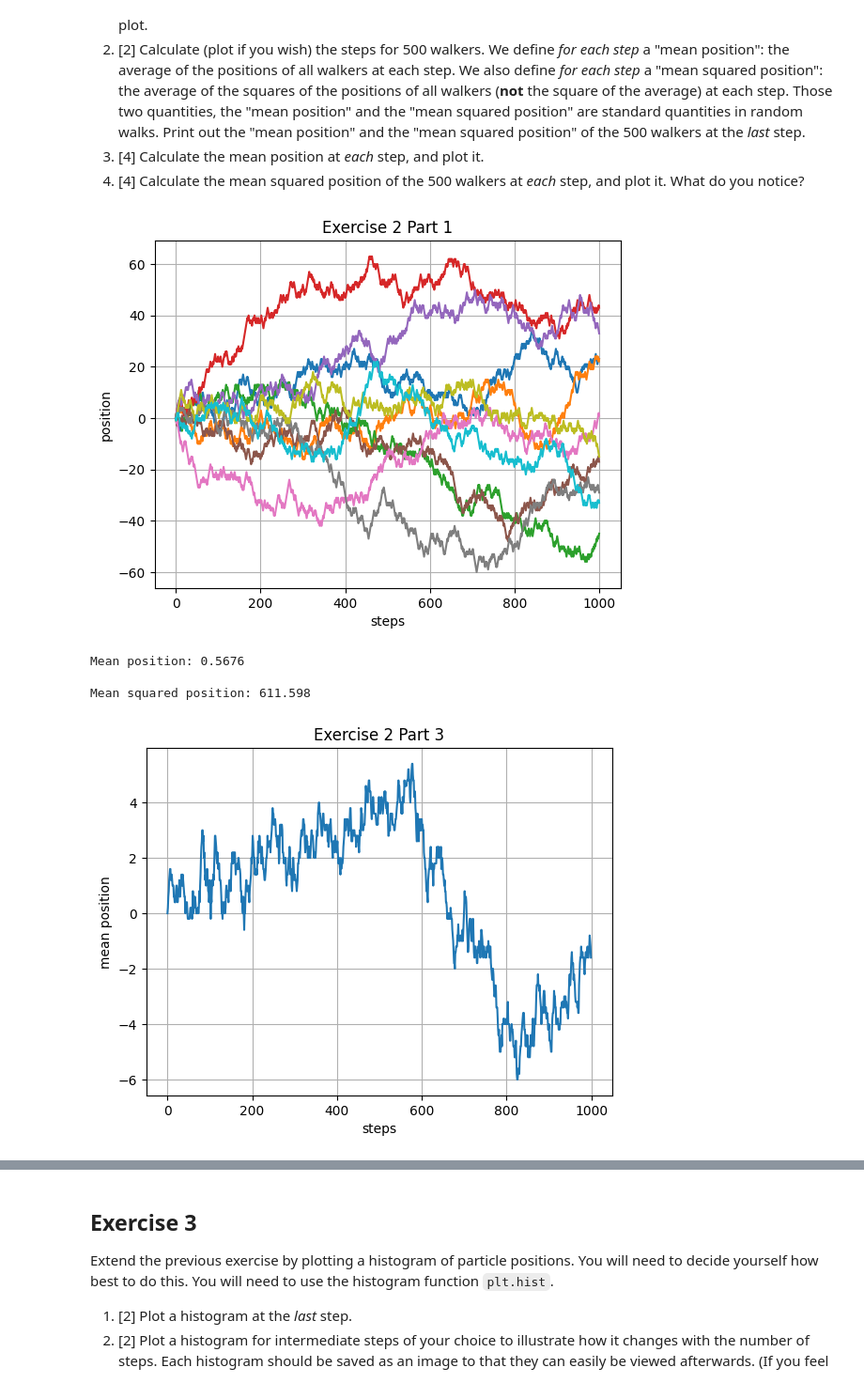
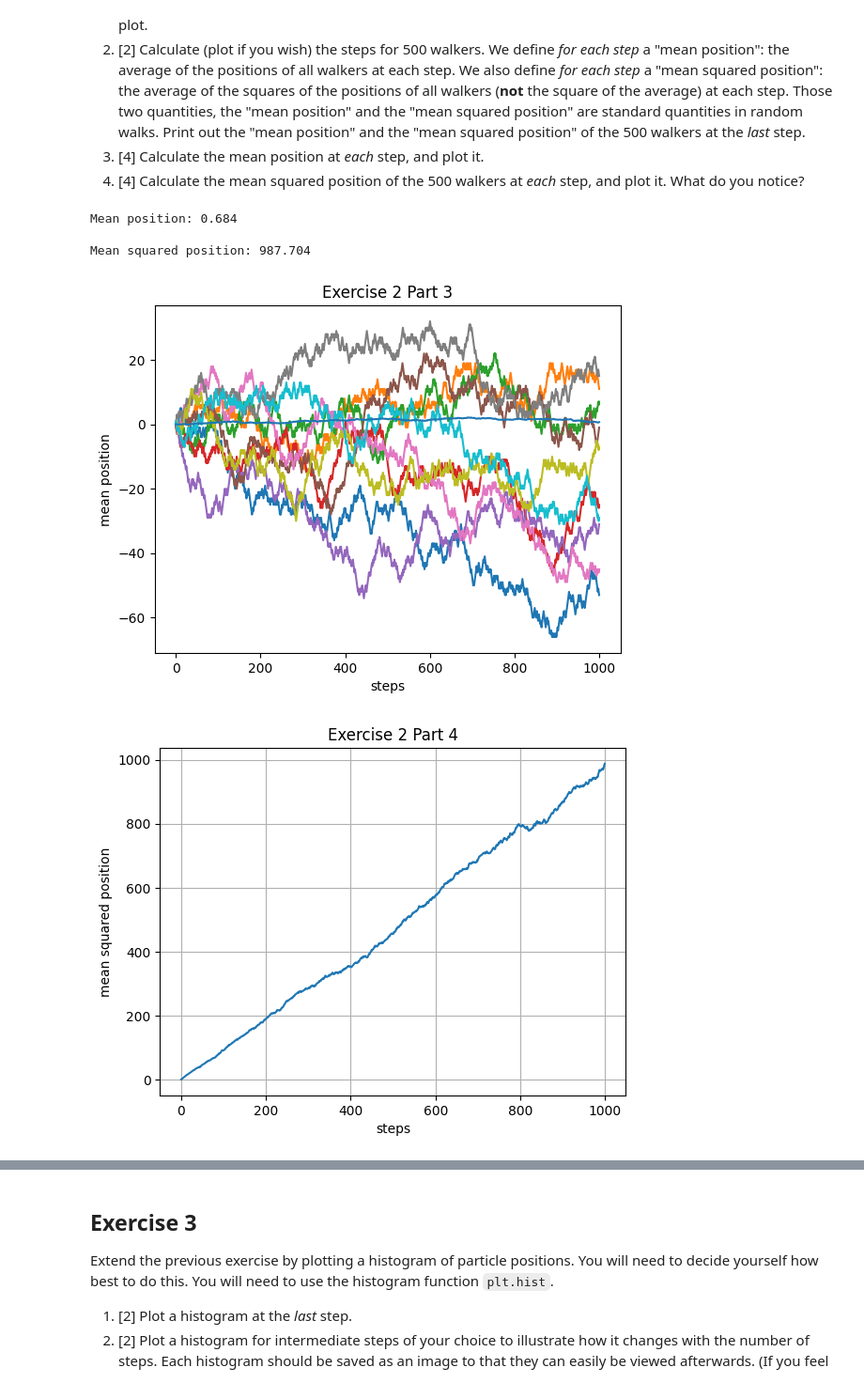
Before and after one commit to PX2145-2025/week-7-b-Billingham-Leila, a Jupyter notebook: Random_walk.ipynb, the cells around one changed output, grey strips where cells are left out. Shown at 94% size. Saved outputs shown, nothing was run; the diff lists cells and outputs as text; code cells hidden in the pictures.

```diff
--- a/Random_walk.ipynb
+++ b/Random_walk.ipynb
@@ -82,15 +82,24 @@ def random_walk(steps):
             x[i] = x[i-1] - 1 # steps left one unit
   return x
 
+
+# plotting the first part
 plt.plot(random_walk(1000))
 plt.xlabel('steps')
 plt.ylabel('position')
+plt.title('Exercise 1 Part 1')
 plt.grid()
 plt.show()
+
 #2
+
 print(" ")
 for i in range(100):
   plt.plot(random_walk(1000))
-
+  plt.xlabel('steps')
+  plt.ylabel('position')
+  plt.grid()
+  plt.title('Exercise 1 Part 2')
+# plotting the second part
 plt.show()
 # %% [output]
@@ -122,54 +131,58 @@ def random_walk(steps):
             x[i] = x[i-1] - 1 # steps left one unit
   return x
 
-N = 10
+N1 = 10
 steps = 1000
 
-particles = np.zeros((steps, N), int)
-for i in range(N):
+particles = np.zeros((steps, N1), int)
+for i in range(N1):
   particles[:,i] = random_walk(steps)
 
 plt.plot(particles)
 plt.xlabel('steps')
 plt.ylabel('position')
 plt.title('Exercise 2 Part 1')
 plt.grid()
-plt.show()
 
 # calculate the steps of 500 walkers, mean position each step
 # part 2
+N2 = 500
+particles_500 = np.zeros((steps, N2), int)
+for i in range(N2):
+  particles_500[:,i] = random_walk(steps)
 
-mean_position = np.mean(particles)
-mean_squared_position = np.mean(particles**2)
+last_step_positions = particles_500[-1, :]
+mean_pos_last_step = np.mean(last_step_positions)
+mean_sq_pos_last_step = np.mean(last_step_positions**2)
+
 print(" ")
-print("Mean position:", mean_position)
+print("Mean position:", mean_pos_last_step)
 print(" ")
-print("Mean squared position:", mean_squared_position)
+print("Mean squared position:", mean_sq_pos_last_step)
 
 # part 3
 # mean at each step
 print(" ")
-mean_position = np.mean(particles, axis=1)
-plt.plot(mean_position)
+mean_position_per_step = np.mean(particles_500, axis=1)
+plt.plot(mean_position_per_step)
 plt.xlabel('steps')
 plt.ylabel('mean position')
 plt.title('Exercise 2 Part 3')
 plt.grid()
 plt.show()
 
 # part 4
 # mean squared position of 500 walkers
-
-mean_squared_position = np.mean(particles**2, axis=1)
-plt.plot(mean_squared_position)
+mean_squared_pos_per_step = np.mean(particles_500**2, axis=1)
+plt.plot(mean_squared_pos_per_step)
 plt.xlabel('steps')
 plt.ylabel('mean squared position')
 plt.title('Exercise 2 Part 4')
 plt.grid()
 plt.show()
 # %% [output]
+Mean position: 0.684
+
+Mean squared position: 987.704
-[figure, old version]
+[figure, new version]
-Mean position: 0.5676
-
-Mean squared position: 611.598
-[figure, old version]
+[figure, new version]
```
Also changed, not shown: parts of 5 cells of this notebook.
